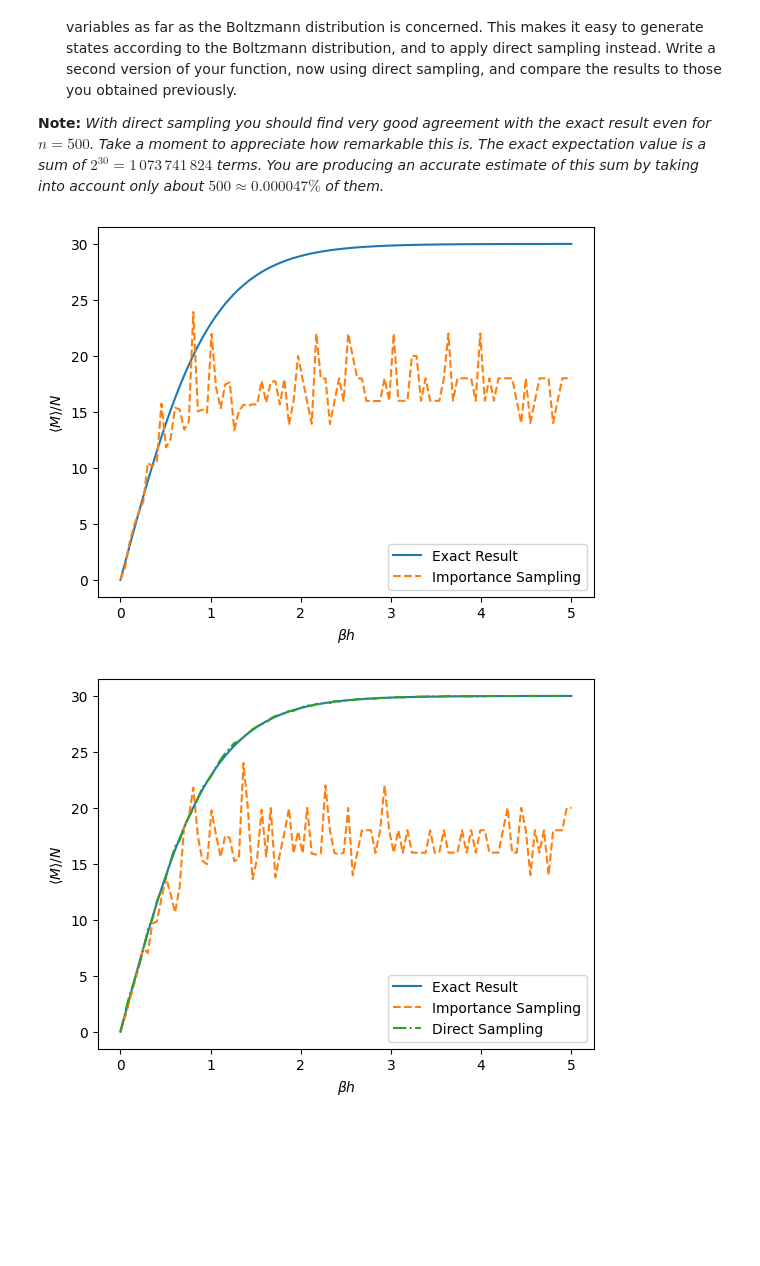
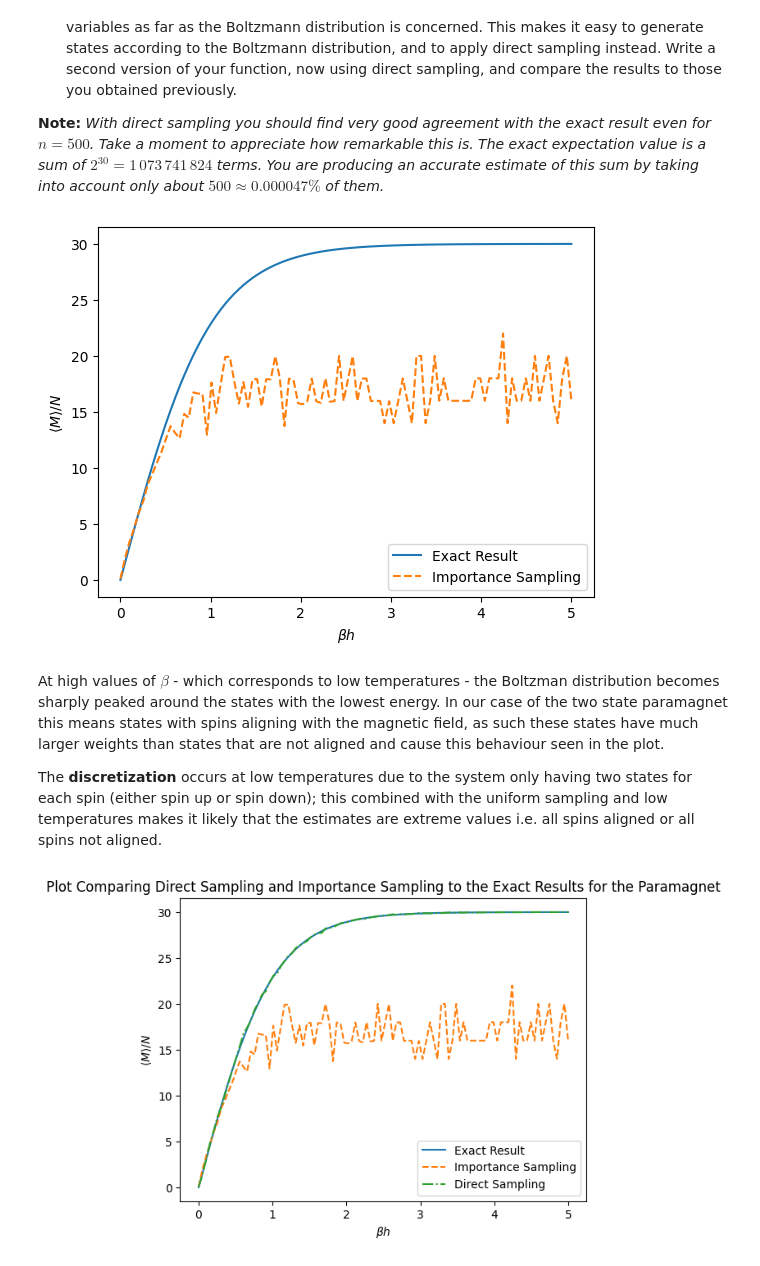
Before and after one commit to Ryan-TheInvoker/Computational-Physics, a Jupyter notebook: P344 - Assignment 2.ipynb, the cells around one changed output. Drawn from its saved outputs; the diff is of its cells as text; code cells hidden in the pictures; blank space fills up the shorter version.

```diff
--- a/P344 - Assignment 2.ipynb
+++ b/P344 - Assignment 2.ipynb
@@ -228,7 +217,8 @@ Gooi latex in here baby
 # %%
 L = 10
-a = 1.0
-#pulled from pi(x)
+a = 1.03
+n = 200
+
 x_values = rng.uniform(0, L, n)
 A = a/(1 - np.exp(-10*a))
 
@@ -236,7 +226,7 @@ def f(x):
     return (1 + x**1.5) * np.exp(-2*x)
 
 def g(x,a):
-    return np.exp(-a *x)
+    return A*np.exp(-a *x)
 
 def w(x, a):
     return 1/ (L *g(x, a))
@@ -248,21 +238,26 @@ def mc_importance_sampling(a, n):
     g_samples = -np.log( 1- (1-np.exp(-10*a))* rng.uniform(0, 1, n)) / a
 
     final_vals = f(g_samples) * w(g_samples, a)
+
     I_estimate = np.mean(final_vals)
-    RMS_error = np.sqrt(np.std(final_vals) / n)
+
+    # I have no idea why this is returning such vrot values
+    RMS_error = np.sqrt(1/(n-1) * sum((final_vals - I_estimate)**2)/ n )
+
+    #RMS_error = final_vals /np.sqrt(n)
 
 
     return I_estimate, RMS_error
 
 
 
-n = 20000
+
 
 I_estimate, RMS_error_est = mc_importance_sampling(a, n)
 
 
 
-print(RMS_error_est)
+
 
 print("Exact value of I:", I_exact)
 print("Exact RMS Error: ",rms_error,", which is : ", (rms_error/I_exact)*100 ,"% of I")
@@ -270,6 +265,5 @@ print("Exact RMS Error: ",rms_error,", which is : ", (rms_error/I_exact)*100 ,"%
 
 print("Importance Sampling Estimate: ",I_estimate," +- ",RMS_error_est)
 
-
 print("% error in I estimate: ",  (abs(I_exact - I_estimate)/I_exact)*100, "% \n% error in RMS error estimate:", (abs(rms_error - RMS_error_est)/rms_error)*100, "%")
 # %% [output]
@@ -314,6 +307,7 @@ def importance_sampling(N, beta_h, n):
     magnetizations = np.sum(states, axis=1)
 
     average_M = np.sum(normalized_weights * magnetizations)
+
     return average_M
 
 
@@ -331,29 +325,35 @@ plt.ylabel(r'$\langle M \rangle / N$')
 plt.legend()
 plt.show()
 # %% [output]
-[figure, old version]
+[figure, new version]
+# %% [markdown]
+At high values of $\beta$ - which corresponds to low temperatures - the Boltzman distribution becomes sharply peaked around the states with the lowest energy. In our case of the two state paramagnet this means states with spins aligning with the magnetic field, as such these states have much larger weights than states that are not aligned and cause this behaviour seen in the plot.
+
+
+The **discretization** occurs at low temperatures due to the system only having two states for each spin (either spin up or spin down); this combined with the uniform sampling and low temperatures makes it likely that the estimates are extreme values i.e. all spins aligned or all spins not aligned.
 # %%
 def direct_sampling(N, beta_h, n):
     # Probabilities for the two states, given beta_h
     prob_plus = 1 / (1 + np.exp(-2 * beta_h))
     prob_minus = 1 - prob_plus
 
     # Generate states, where p contains the corresponding probabilities of a + or - state
     states = rng.choice([1, -1], size=(n, N), p=[prob_plus, prob_minus])
 
     # Calculate average magnetization
     average_M = np.mean(np.sum(states, axis=1))
     return average_M
 
 
 estimated_results_direct = np.array([direct_sampling(30, beta_h, 500) for beta_h in betas])
 
 plt.plot(betas, exact_results, label='Exact Result')
 plt.plot(betas, estimated_results, label='Importance Sampling', linestyle='--')
 plt.plot(betas, estimated_results_direct, label='Direct Sampling', linestyle='-.')
 plt.xlabel(r'$\beta h$')
-plt.ylabel(r'$\langle M \rangle / N$')
+plt.ylabel(r'$ \langle M \rangle / N$')
+plt.title("Plot Comparing Direct Sampling and Importance Sampling to the Exact Results for the Paramagnet")
 plt.legend()
 plt.show()
 # %% [output]
-[figure, old version]
+[figure, new version]
```
Also changed, not shown: parts of 7 cells of this notebook, 8 other files.
